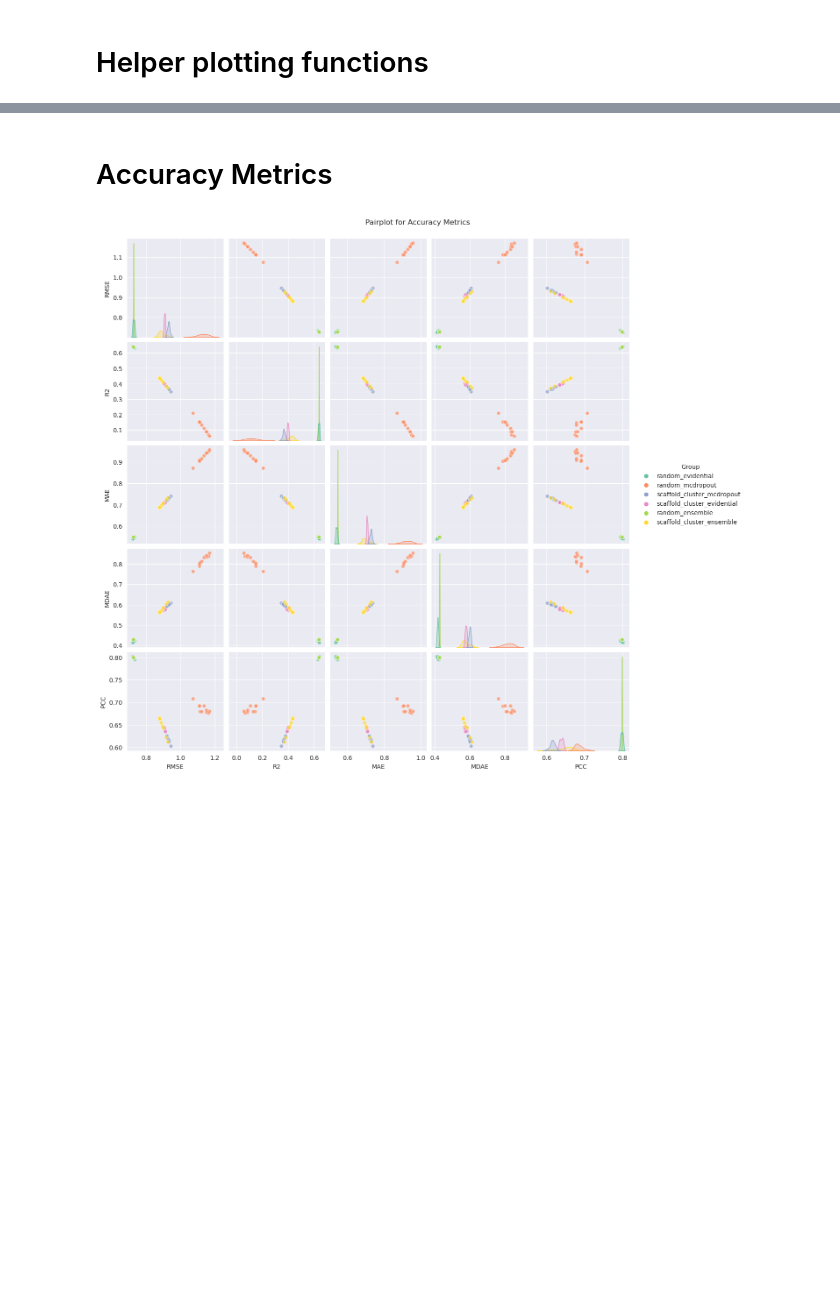
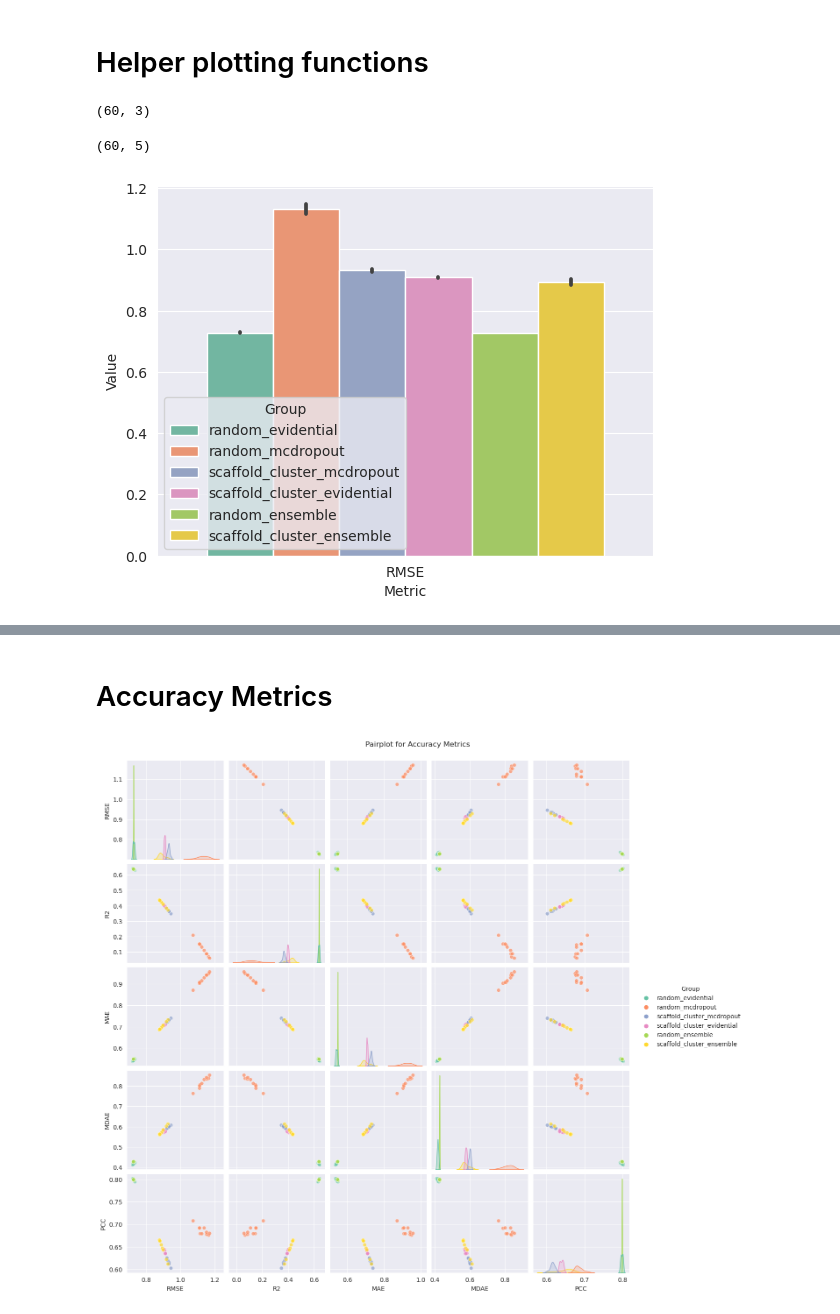
Before and after one commit to CDDLeiden/uqdd, a Jupyter notebook: metrics_analysis.ipynb, the cells around one changed output, grey strips where cells are left out. Drawn from its saved outputs; the diff is of its cells as text; code cells hidden in the pictures; blank space fills up the shorter version.

Commit message:
metrics_analysis trials to plot with different patches

```diff
--- a/metrics_analysis.ipynb
+++ b/metrics_analysis.ipynb
@@ -188,0 +205,16 @@ def plot_pairwise_scatter_metrics(df, title, metrics, save_dir=None, group_order
+# %%
+df_test = df_before_calib.copy()
+metrics = ['RMSE']
+# %%
+melted_df = df_test.melt(id_vars=['Group'], value_vars=metrics, var_name='Metric', value_name='Value')
+print(melted_df.shape)
+
+melted_df = df_test.melt(id_vars=['Group', 'Model type', 'Split'], value_vars=metrics, var_name='Metric', value_name='Value')
+melted_df.shape
+# %% [output]
+(60, 3)
+(60, 5)
+# %%
+ax = sns.barplot(data=melted_df, x='Metric', y='Value', hue='Group', color='Model type', palette="Set2")
+# %% [output]
+[figure, added]
```
Also changed, not shown: parts of 12 cells of this notebook.
